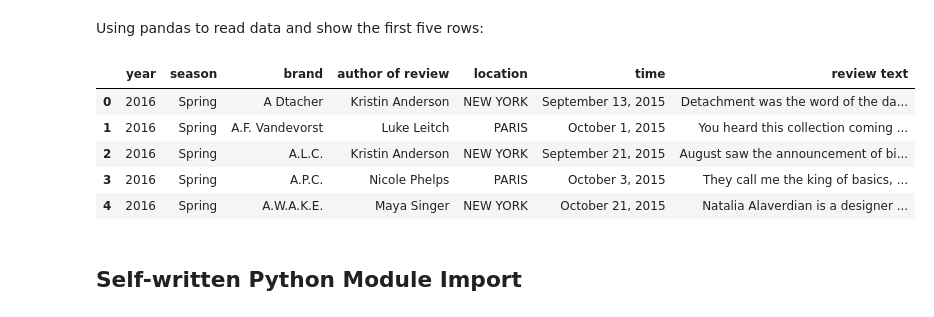
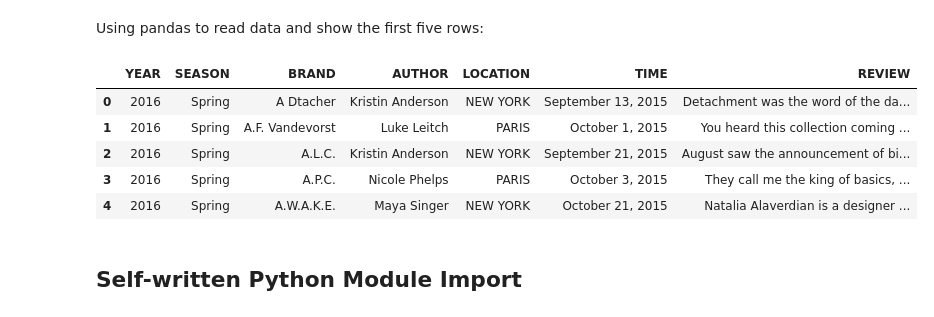
Before and after one commit to maxwelllee54/TextAnalytics, a Jupyter notebook: Assgn2.ipynb, the cells around one changed output. Drawn from its saved outputs; the diff is of its cells as text; code cells hidden in the pictures.

```diff
--- a/Assgn2.ipynb
+++ b/Assgn2.ipynb
@@ -5,10 +5,12 @@ Using pandas to read data and show the first five rows:
 # %%
 import pandas as pd
 
 df = pd.read_csv('fashion_data.csv')
+# rename column names to avoid ambiguity
+df.columns = ['YEAR', 'SEASON', 'BRAND', 'AUTHOR', 'LOCATION', 'TIME', 'REVIEW']
 df.head()
 # %% [output]
-|  | year | season | brand | author of review | location | time | review text |
+|  | YEAR | SEASON | BRAND | AUTHOR | LOCATION | TIME | REVIEW |
 | 0 | 2016 | Spring | A Dtacher | Kristin Anderson | NEW YORK | September 13, 2015 | Detachment was the word of the da... |
 | 1 | 2016 | Spring | A.F. Vandevorst | Luke Leitch | PARIS | October 1, 2015 | You heard this collection coming ... |
 | 2 | 2016 | Spring | A.L.C. | Kristin Anderson | NEW YORK | September 21, 2015 | August saw the announcement of bi... |
```
Also changed, not shown: parts of 2 cells of this notebook, 1 other file.
